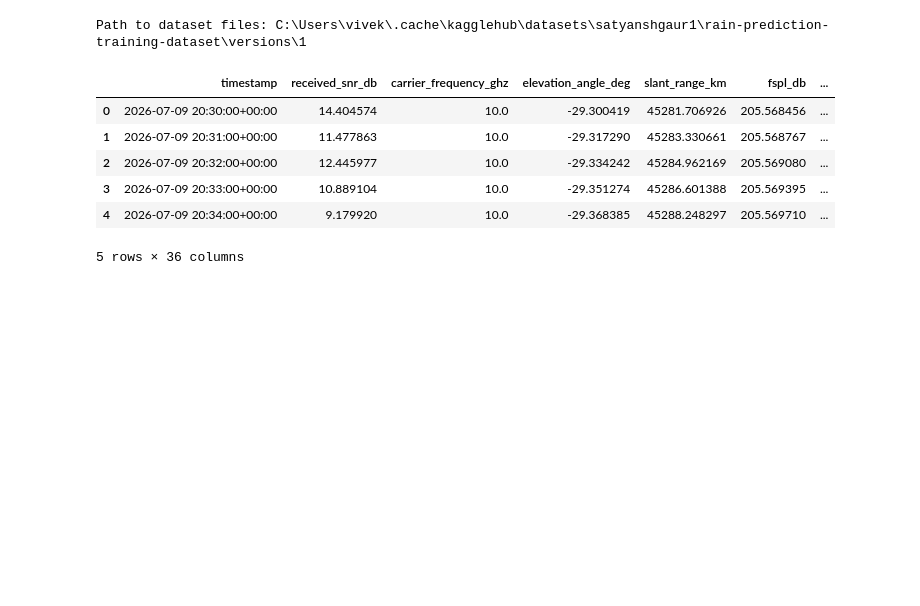
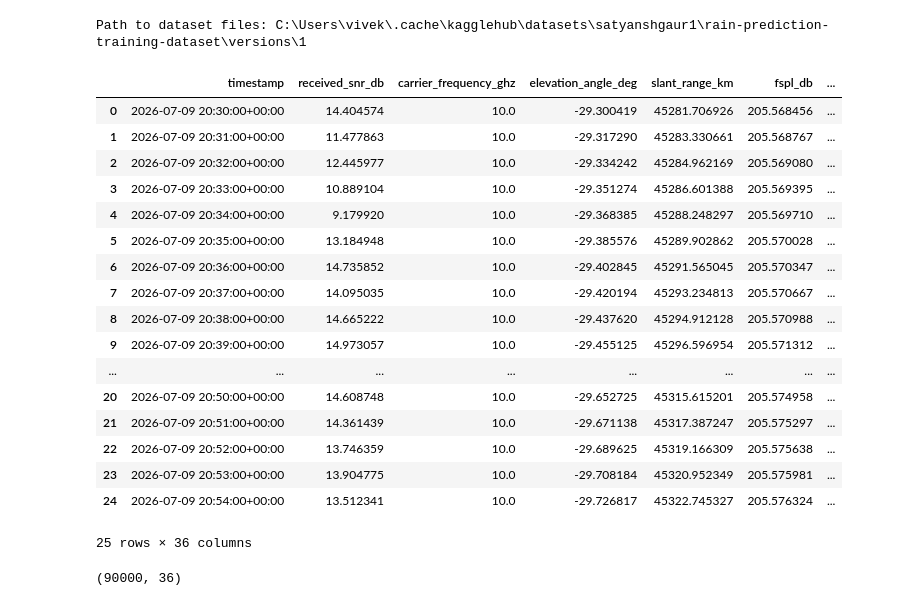
Before and after one commit to vivek-9304/Learning_ML, a Jupyter notebook: ML_Projects/Raining_Rate/rain_rate.ipynb, the cells around one changed output. Cells and saved outputs as stored; diff of their text form; code cells hidden in the pictures; blank space fills up the shorter version.

Commit message:
understanding data and applying model

```diff
--- a/ML_Projects/Raining_Rate/rain_rate.ipynb
+++ b/ML_Projects/Raining_Rate/rain_rate.ipynb
@@ -13,12 +13,27 @@ import numpy as np
 from sklearn.preprocessing import StandardScaler
 # %%
 data = pd.read_parquet(r"C:\Learning_ML\ML_Projects\Raining_Rate\test.parquet")
-data.head()
+data.head(25)
 # %% [output]
 |  | timestamp | received_snr_db | carrier_frequency_ghz | elevation_angle_deg | slant_range_km | fspl_db | ... |
 | 0 | 2026-07-09 20:30:00+00:00 | 14.404574 | 10.0 | -29.300419 | 45281.706926 | 205.568456 | ... |
 | 1 | 2026-07-09 20:31:00+00:00 | 11.477863 | 10.0 | -29.317290 | 45283.330661 | 205.568767 | ... |
 | 2 | 2026-07-09 20:32:00+00:00 | 12.445977 | 10.0 | -29.334242 | 45284.962169 | 205.569080 | ... |
 | 3 | 2026-07-09 20:33:00+00:00 | 10.889104 | 10.0 | -29.351274 | 45286.601388 | 205.569395 | ... |
 | 4 | 2026-07-09 20:34:00+00:00 | 9.179920 | 10.0 | -29.368385 | 45288.248297 | 205.569710 | ... |
+| 5 | 2026-07-09 20:35:00+00:00 | 13.184948 | 10.0 | -29.385576 | 45289.902862 | 205.570028 | ... |
+| 6 | 2026-07-09 20:36:00+00:00 | 14.735852 | 10.0 | -29.402845 | 45291.565045 | 205.570347 | ... |
+| 7 | 2026-07-09 20:37:00+00:00 | 14.095035 | 10.0 | -29.420194 | 45293.234813 | 205.570667 | ... |
+| 8 | 2026-07-09 20:38:00+00:00 | 14.665222 | 10.0 | -29.437620 | 45294.912128 | 205.570988 | ... |
+| 9 | 2026-07-09 20:39:00+00:00 | 14.973057 | 10.0 | -29.455125 | 45296.596954 | 205.571312 | ... |
+| ... | ... | ... | ... | ... | ... | ... | ... |
+| 20 | 2026-07-09 20:50:00+00:00 | 14.608748 | 10.0 | -29.652725 | 45315.615201 | 205.574958 | ... |
+| 21 | 2026-07-09 20:51:00+00:00 | 14.361439 | 10.0 | -29.671138 | 45317.387247 | 205.575297 | ... |
+| 22 | 2026-07-09 20:52:00+00:00 | 13.746359 | 10.0 | -29.689625 | 45319.166309 | 205.575638 | ... |
+| 23 | 2026-07-09 20:53:00+00:00 | 13.904775 | 10.0 | -29.708184 | 45320.952349 | 205.575981 | ... |
+| 24 | 2026-07-09 20:54:00+00:00 | 13.512341 | 10.0 | -29.726817 | 45322.745327 | 205.576324 | ... |
-5 rows × 36 columns
+25 rows × 36 columns
+# %%
+data.shape
+# %% [output]
+(90000, 36)
```
Also changed, not shown: parts of 5 cells of this notebook.
